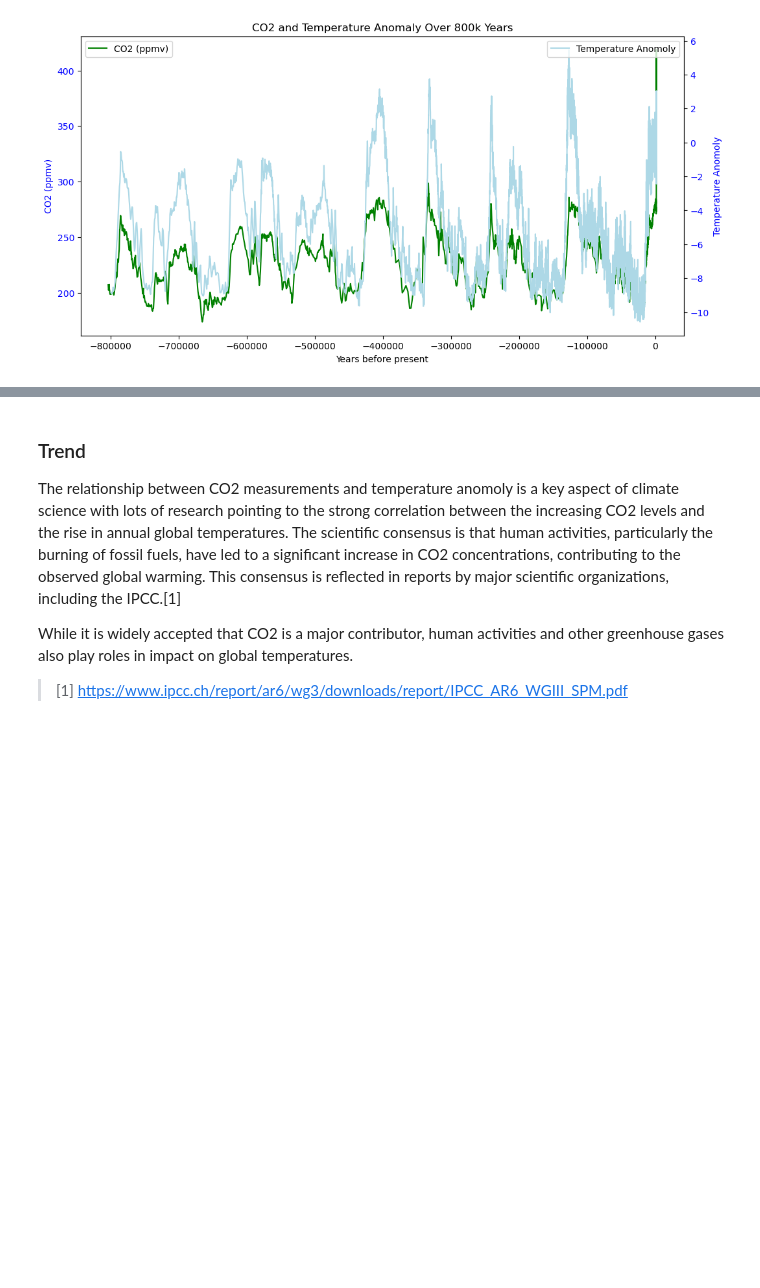
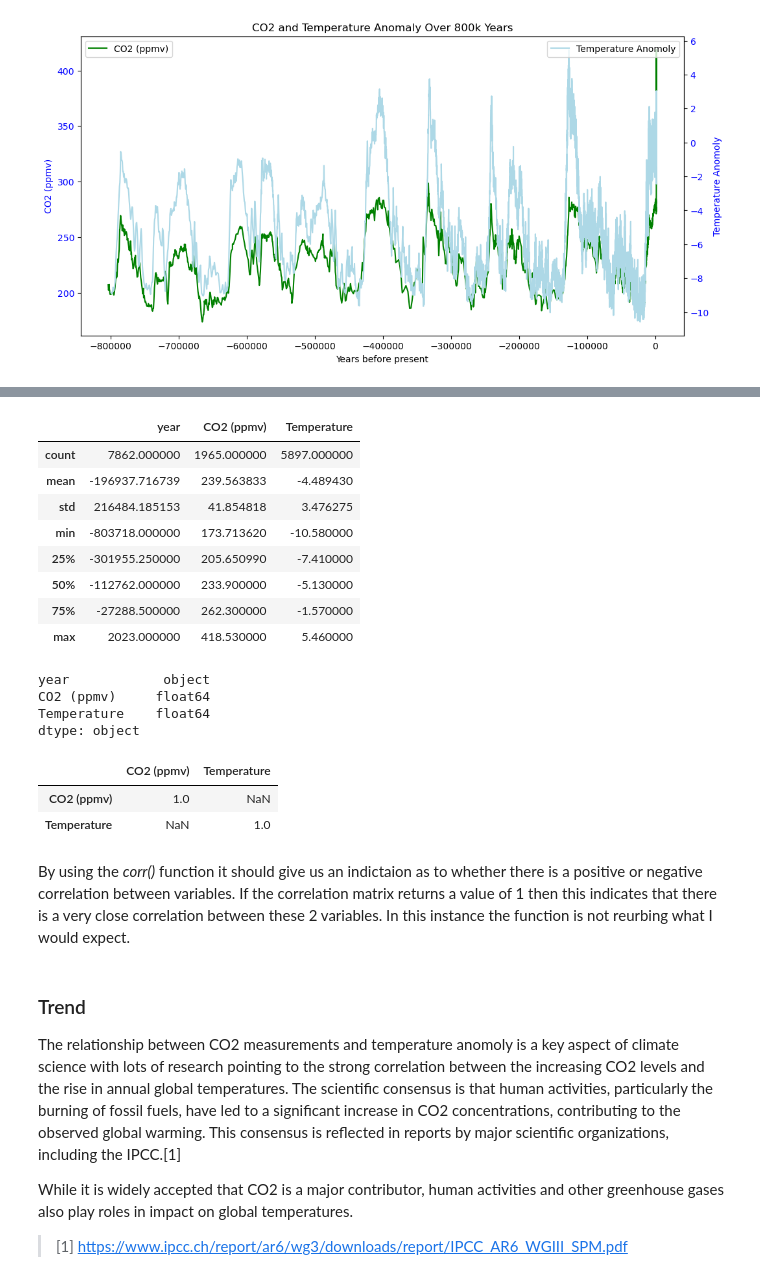
Before and after one commit to lgrealish/PfDA_Project_2, a Jupyter notebook: PfDA_Assignment2.ipynb, the cells around one changed output, grey strips where cells are left out. Drawn from its saved outputs; the diff is of its cells as text; code cells hidden in the pictures; blank space fills up the shorter version.

```diff
--- a/PfDA_Assignment2.ipynb
+++ b/PfDA_Assignment2.ipynb
@@ -249,6 +261,37 @@ plt.show()
 https://skepticalscience.com/co2-lags-temperature.htm
 
 https://skepticalscience.com/images/Milankovitch_Cycles_400000.gif
+# %%
+# Combine the CO2 and Temperature Anomoly dataframes
+co2_temp_merged = pd.concat([co2_merged, temp_merged])
+co2_temp_merged = co2_temp_merged.sort_values(by='year')
+co2_temp_merged.describe()
+# %% [output]
+|  | year | CO2 (ppmv) | Temperature |
+| count | 7862.000000 | 1965.000000 | 5897.000000 |
+| mean | -196937.716739 | 239.563833 | -4.489430 |
+| std | 216484.185153 | 41.854818 | 3.476275 |
+| min | -803718.000000 | 173.713620 | -10.580000 |
+| 25% | -301955.250000 | 205.650990 | -7.410000 |
+| 50% | -112762.000000 | 233.900000 | -5.130000 |
+| 75% | -27288.500000 | 262.300000 | -1.570000 |
+| max | 2023.000000 | 418.530000 | 5.460000 |
+# %%
+co2_temp_merged['year'] = pd.to_datetime
+co2_temp_merged.dtypes
+# %% [output]
+year            object
+CO2 (ppmv)     float64
+Temperature    float64
+dtype: object
+# %%
+co2_temp_merged.corr()
+# %% [output]
+|  | CO2 (ppmv) | Temperature |
+| CO2 (ppmv) | 1.0 | NaN |
+| Temperature | NaN | 1.0 |
+# %% [markdown]
+By using the *corr()* function it should give us an indictaion as to whether there is a positive or negative correlation between variables.  If the correlation matrix returns a value of 1 then this indicates that there is a very close correlation between these 2 variables.  In this instance the function is not reurbing what I would expect.
 # %% [markdown]
 ### Trend
 
```
Also changed, not shown: parts of 33 cells of this notebook, 4 other files.
